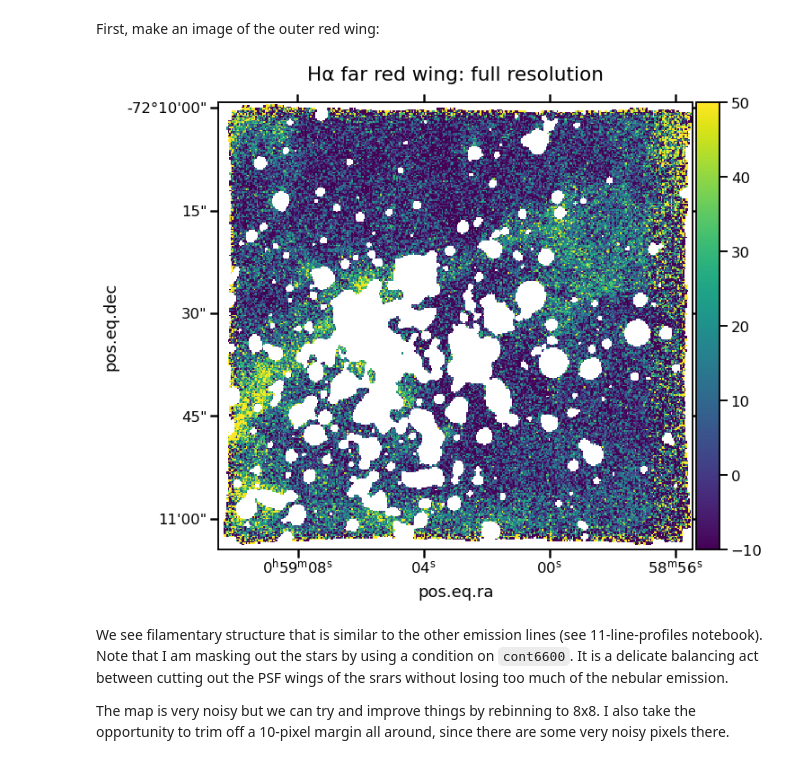
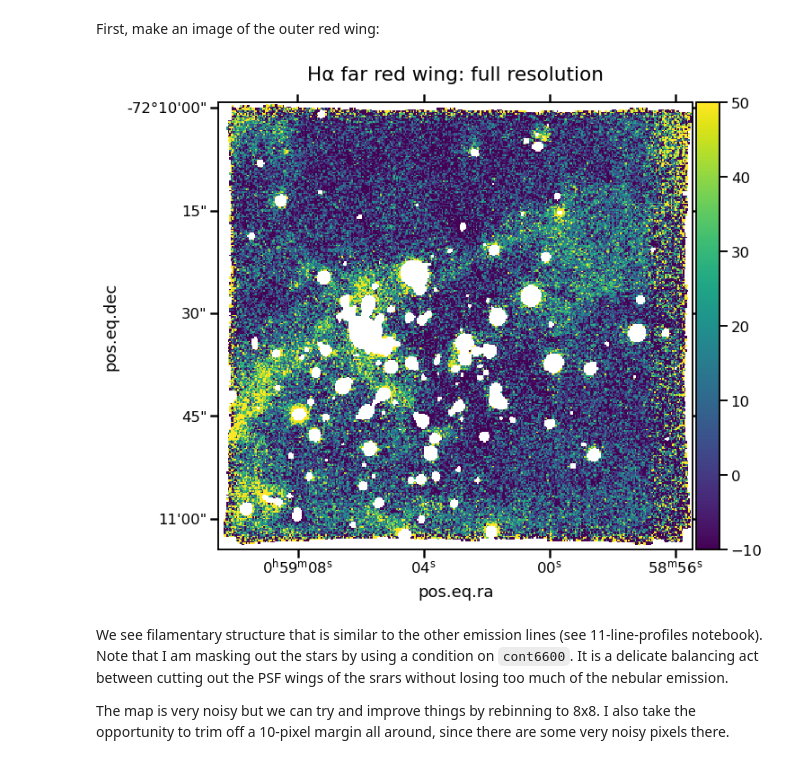
Before and after one commit to will-henney/muse-hii-regions, a Jupyter notebook: notebooks/02-00-raman-wings.ipynb, the cells around one changed output. Saved outputs shown, nothing was run; the diff lists cells and outputs as text; code cells hidden in the pictures.

```diff
--- a/notebooks/02-00-raman-wings.ipynb
+++ b/notebooks/02-00-raman-wings.ipynb
@@ -52,23 +52,23 @@ First, make an image of the outer red wing:
 # %%
 cont6600 = cube.select_lambda(6600.0, 6620.0).mean(axis=0)
 wing = (cube.select_lambda(6591.0, 6600.0) - cont6600).sum(axis=0)
 fig = plt.figure(figsize=(10, 10))
-wing.mask = wing.mask | (cont6600.data > 100.0)
+wing.mask = wing.mask | (cont6600.data > 400.0)
 wing.plot(
     use_wcs=True,
     vmin=-10,
     vmax=50,
     cmap="viridis",
     scale="linear",
     colorbar="v",
 )
 fig.axes[0].set_title(
     "Hα far red wing: full resolution",
     fontsize="large",
     pad=25,
 );
 # %% [output]
-[figure, old version]
+[figure, new version]
 # %% [markdown]
 We see filamentary structure that is similar to the other emission lines (see 11-line-profiles notebook).  Note that I am masking out the stars by using a condition on `cont6600`.  It is a delicate balancing act between cutting out the PSF wings of the srars without losing too much of the nebular emission.
 
```
Also changed, not shown: parts of 7 cells of this notebook, 2 other files.
